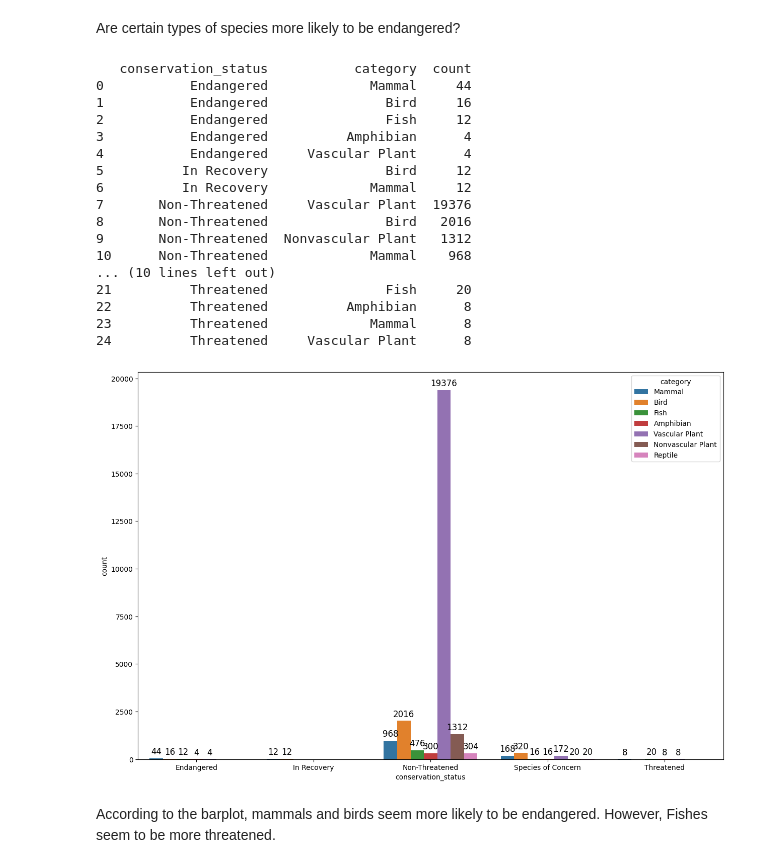
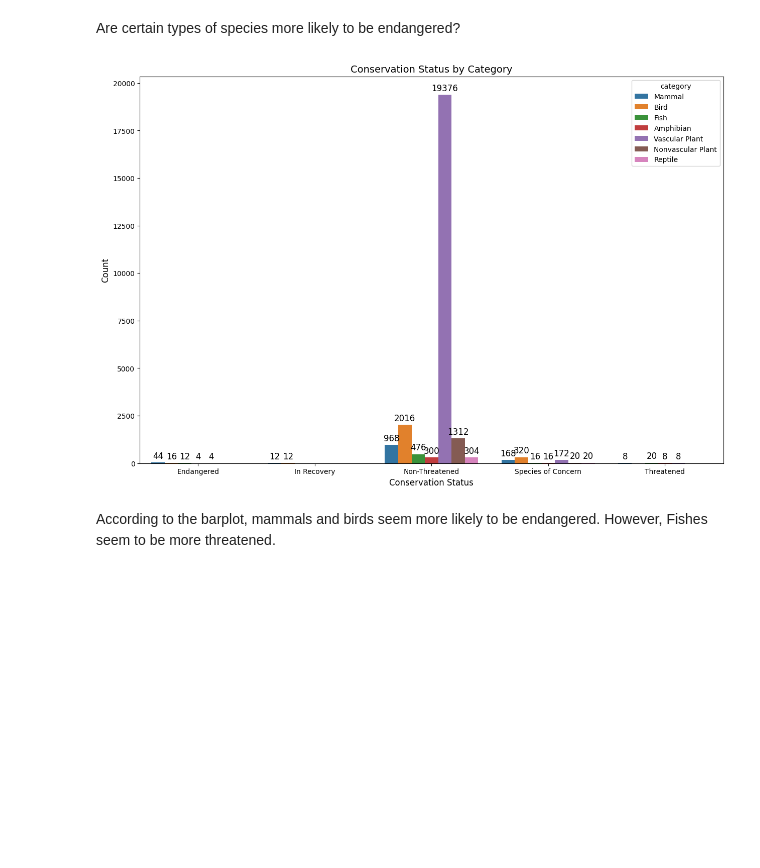
Before and after one commit to GitOlivier10/biodiversity-starter, a Jupyter notebook: biodiversity.ipynb, the cells around one changed output. Saved outputs shown, nothing was run; the diff lists cells and outputs as text; code cells hidden in the pictures; blank space fills up the shorter version.

```diff
--- a/biodiversity.ipynb
+++ b/biodiversity.ipynb
@@ -183,33 +200,17 @@ Passing `palette` without assigning `hue` is deprecated and will be removed in v
 Are certain types of species more likely to be endangered?
 # %%
 counts = df_merged['category'].groupby(df_merged['conservation_status']).value_counts().reset_index(name='count')
-print(counts)
+
 plt.figure(figsize=(15, 10))
 ax = sns.barplot(data = counts, x = 'conservation_status', y = 'count', hue='category')
 for container in ax.containers:
     ax.bar_label(container, fmt='%d', label_type='edge', fontsize=12, padding=3)
-
-# Afficher le graphique
+plt.title("Conservation Status by Category", fontsize=14)
+plt.xlabel("Conservation Status", fontsize=12)
+plt.ylabel("Count", fontsize=12)
 plt.show()
 # %% [output]
-   conservation_status           category  count
-0           Endangered             Mammal     44
-1           Endangered               Bird     16
-2           Endangered               Fish     12
-3           Endangered          Amphibian      4
-4           Endangered     Vascular Plant      4
-5          In Recovery               Bird     12
-6          In Recovery             Mammal     12
-7       Non-Threatened     Vascular Plant  19376
-8       Non-Threatened               Bird   2016
-9       Non-Threatened  Nonvascular Plant   1312
-10      Non-Threatened             Mammal    968
-... (10 lines left out)
-21          Threatened               Fish     20
-22          Threatened          Amphibian      8
-23          Threatened             Mammal      8
-24          Threatened     Vascular Plant      8
-[figure, old version]
+[figure, new version]
 # %% [markdown]
 According to the barplot, mammals and birds seem more likely to be endangered. However, Fishes seem to be more threatened.
 # %% [markdown]
```
Also changed, not shown: parts of 16 cells of this notebook.
